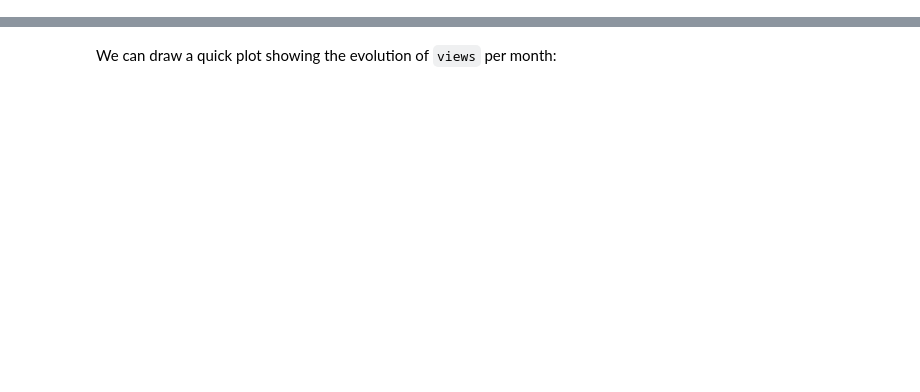
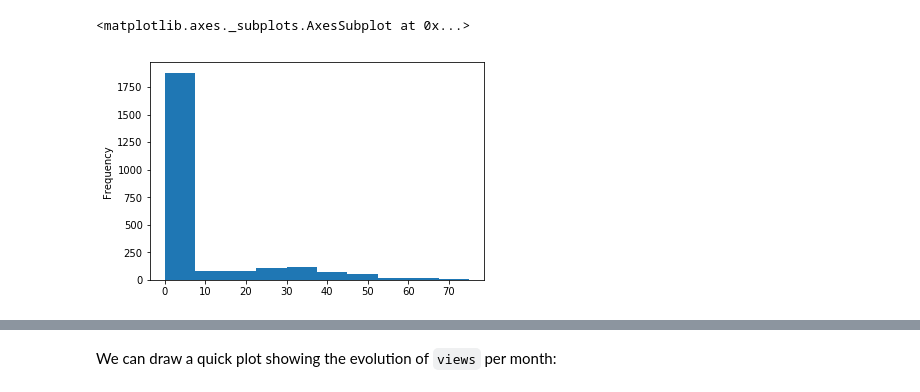
Before and after one commit to rahmah7/RDP-health-and-obesity-trends, a Jupyter notebook: Project.ipynb, the cells around one changed output, grey strips where cells are left out. Cells and saved outputs as stored; diff of their text form; code cells hidden in the pictures; blank space fills up the shorter version.

```diff
--- a/Project.ipynb
+++ b/Project.ipynb
@@ -58,0 +96,7 @@ food_df.head()
+# %%
+# solution
+
+food_df['Refuse'].plot(kind='hist')
+# %% [output]
+<matplotlib.axes._subplots.AxesSubplot at 0x...>
+[figure, added]
```
Also changed, not shown: parts of 57 cells of this notebook.
